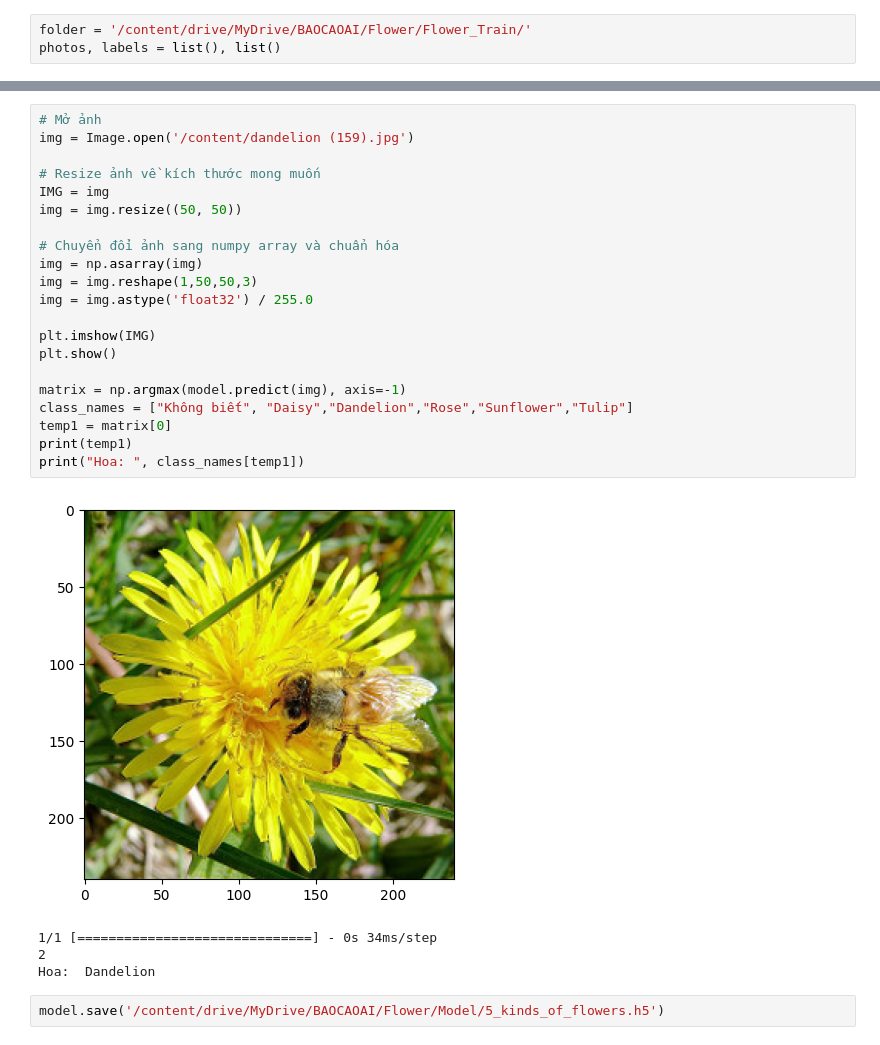
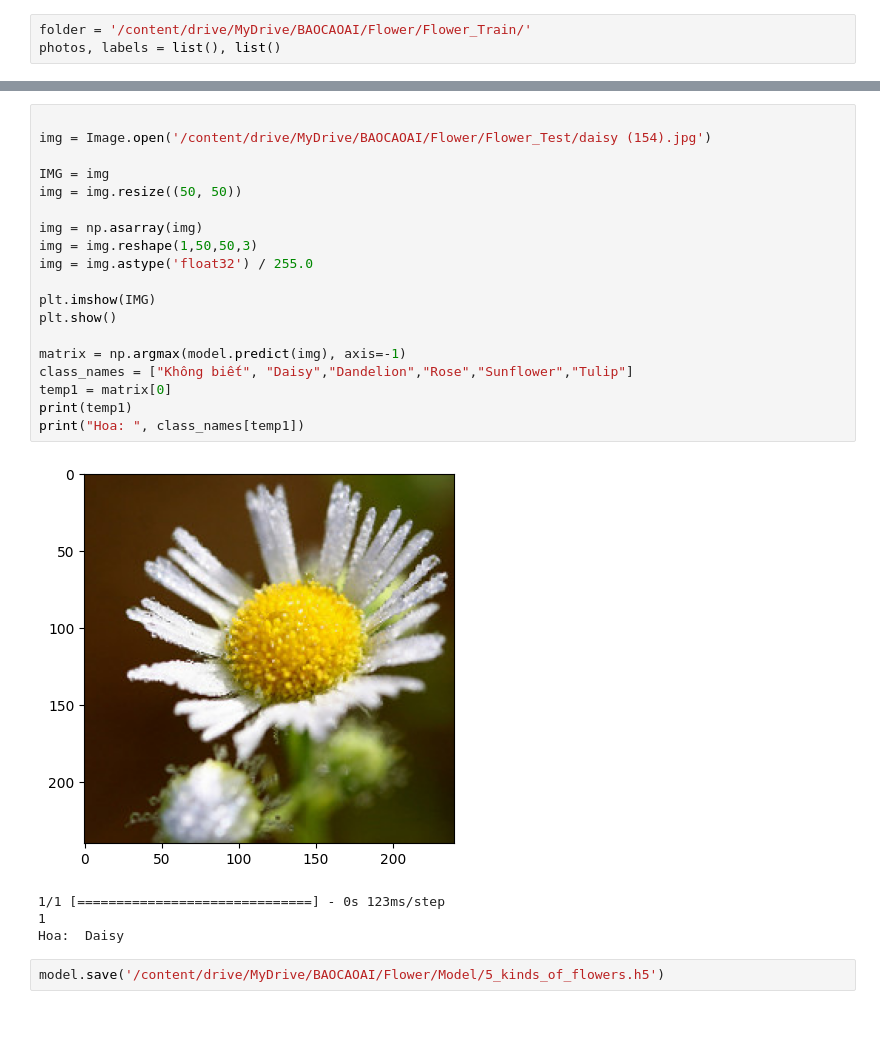
Before and after one commit to Phuc0417/AI_2023, a Jupyter notebook: 5_Kinds_of_flowers.ipynb, the cells around one changed output, grey strips where cells are left out. Saved outputs shown, nothing was run; the diff lists cells and outputs as text.

```diff
--- a/5_Kinds_of_flowers.ipynb
+++ b/5_Kinds_of_flowers.ipynb
@@ -117,28 +99,26 @@ Epoch 10/10
 # %%
-# Mở ảnh
-img = Image.open('/content/dandelion (159).jpg')
 
-# Resize ảnh về kích thước mong muốn
+img = Image.open('/content/drive/MyDrive/BAOCAOAI/Flower/Flower_Test/daisy (154).jpg')
+
 IMG = img
 img = img.resize((50, 50))
 
-# Chuyển đổi ảnh sang numpy array và chuẩn hóa
 img = np.asarray(img)
 img = img.reshape(1,50,50,3)
 img = img.astype('float32') / 255.0
 
 plt.imshow(IMG)
 plt.show()
 
 matrix = np.argmax(model.predict(img), axis=-1)
 class_names = ["Không biết", "Daisy","Dandelion","Rose","Sunflower","Tulip"]
 temp1 = matrix[0]
 print(temp1)
 print("Hoa: ", class_names[temp1])
 # %% [output]
-[figure, old version]
+[figure, new version]
-1/1 [==============================] - 0s 34ms/step
-2
-Hoa:  Dandelion
+1/1 [==============================] - 0s 123ms/step
+1
+Hoa:  Daisy
 # %%
 model.save('/content/drive/MyDrive/BAOCAOAI/Flower/Model/5_kinds_of_flowers.h5')
```
Also changed, not shown: parts of 11 cells of this notebook.
